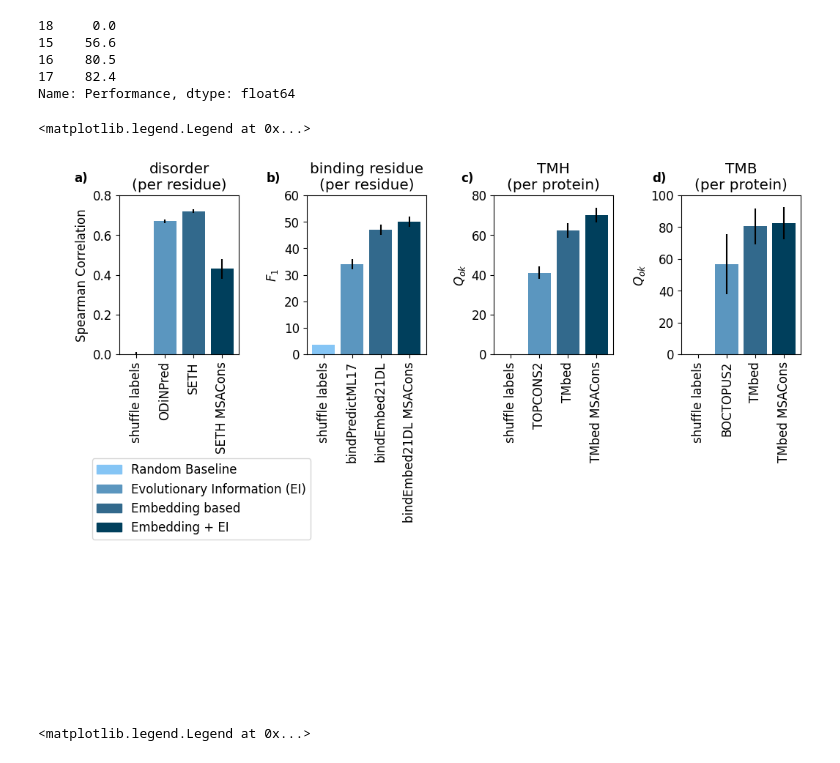
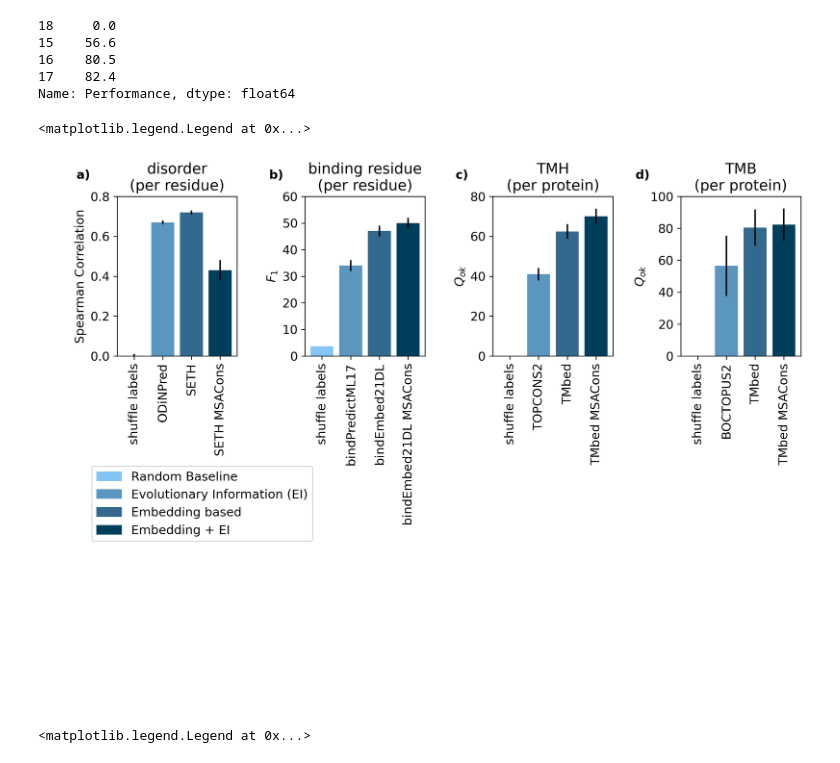
Before and after one commit to erckert/EV-embeddings-figures, a Jupyter notebook: visualizeResults.ipynb, the cells around one changed output. Drawn from its saved outputs; the diff is of its cells as text; code cells hidden in the pictures.

```diff
--- a/visualizeResults.ipynb
+++ b/visualizeResults.ipynb
@@ -252,7 +253,7 @@ sheet_performances
 Name: Performance, dtype: float64
 # %%
 plt.rcParams['font.size'] = '12'
-fig_all = plt.figure(figsize=(12, 12))
+fig_all = plt.figure(figsize=(12, 12), dpi=300)
 
 ax_disorder = plt.subplot2grid((25, 22), (0, 0), colspan=4, rowspan=6)
 ax_disorder.bar(msacons_pr_disorder_labels,
@@ -264,7 +265,7 @@ ax_disorder.set_xticks([0,1,2,3], labels=msacons_pr_disorder_labels, rotation=90
 ax_disorder.set_ylabel("Spearman Correlation")
 ax_disorder.set_ylim(top=0.8, bottom=0)
 ax_disorder.set_title('disorder\n(per residue)')
-ax_disorder.text(-0.11, .65, "a)", transform=ax.transAxes, va='top', ha='right', fontweight='bold')
+ax_disorder.text(-0.15, .25, "a)", transform=ax.transAxes, va='top', ha='right', fontweight='bold')
 
 ax_binding_residue = plt.subplot2grid((25, 22), (0, 6), colspan=4, rowspan=6)
 ax_binding_residue.bar(msacons_pr_ligand_binding_labels,
@@ -276,37 +277,37 @@ ax_binding_residue.set_xticks([0,1,2,3], labels=msacons_pr_ligand_binding_labels
 ax_binding_residue.set_ylabel("$F_{1}$")
 ax_binding_residue.set_ylim(top=60)
 ax_binding_residue.set_title('binding residue\n(per residue)')
-ax_binding_residue.text(0.09, .65, "b)", transform=ax.transAxes, va='top', ha='right', fontweight='bold')
+ax_binding_residue.text(0.35, .25, "b)", transform=ax.transAxes, va='top', ha='right', fontweight='bold')
 
 ax_helix = plt.subplot2grid((25, 22), (0, 12), colspan=4, rowspan=6)
 ax_helix.bar([0,1,2,3],
             [float(entry) for entry in helix_performances],
             yerr=[float(entry) for entry in helix_ci],
             color=color_assignment(helix_is_embedding_based),
             width=0.8)
 ax_helix.set_xticks([0,1,2,3], labels=msacons_ps_helix_labels, rotation=90)
 ax_helix.set_ylabel("$Q_{ok}$")
 ax_helix.set_ylim(top=80)
 ax_helix.set_title('TMH\n(per protein)')
-ax_helix.text(0.29, .65, "c)", transform=ax.transAxes, va='top', ha='right', fontweight='bold')
+ax_helix.text(0.83, .25, "c)", transform=ax.transAxes, va='top', ha='right', fontweight='bold')
 
 ax_sheet = plt.subplot2grid((25, 22), (0, 18), colspan=4, rowspan=6)
 ax_sheet.bar([0,1,2,3],
             [float(entry) for entry in sheet_performances],
             yerr=[float(entry) for entry in sheet_ci],
             color=color_assignment(sheet_is_embedding_based),
             width=0.8)
 ax_sheet.set_xticks([0,1,2,3], labels=msacons_ps_sheet_labels, rotation=90)
 ax_sheet.set_ylabel("$Q_{ok}$")
 ax_sheet.set_ylim(top=100)
 ax_sheet.set_title('TMB\n(per protein)')
-ax_sheet.text(0.49, .65, "d)", transform=ax.transAxes, va='top', ha='right', fontweight='bold')
+ax_sheet.text(1.3, 0.25, "d)", transform=ax.transAxes, va='top', ha='right', fontweight='bold')
 
 
 fig_all.legend(handles=[legend_Random, legend_EI, legend_EB, legend_EB_EI], loc=(0.07,0.305))
 # %% [output]
 <matplotlib.legend.Legend at 0x...>
-[figure, old version]
+[figure, new version]
 # %%
 plt.rcParams['font.size'] = '12'
 fig_all = plt.figure(figsize=(12, 12))
```
Also changed, not shown: parts of 2 cells of this notebook.
